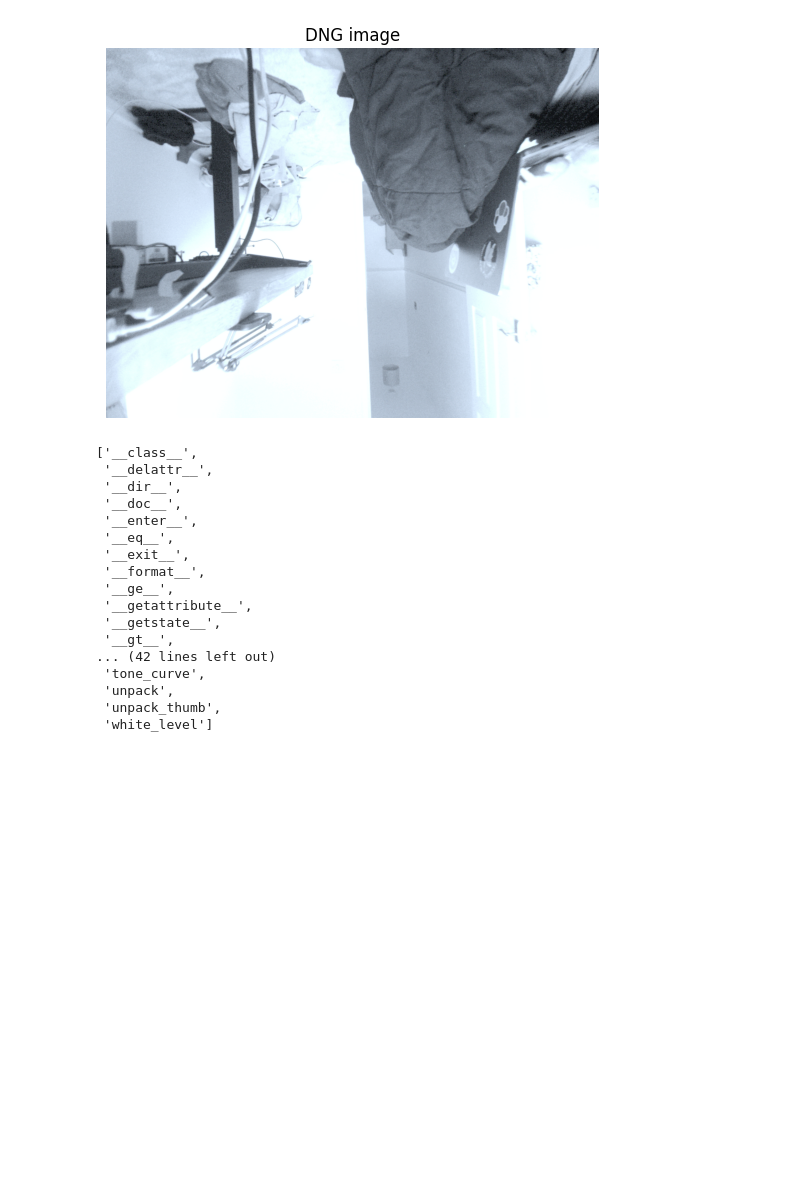
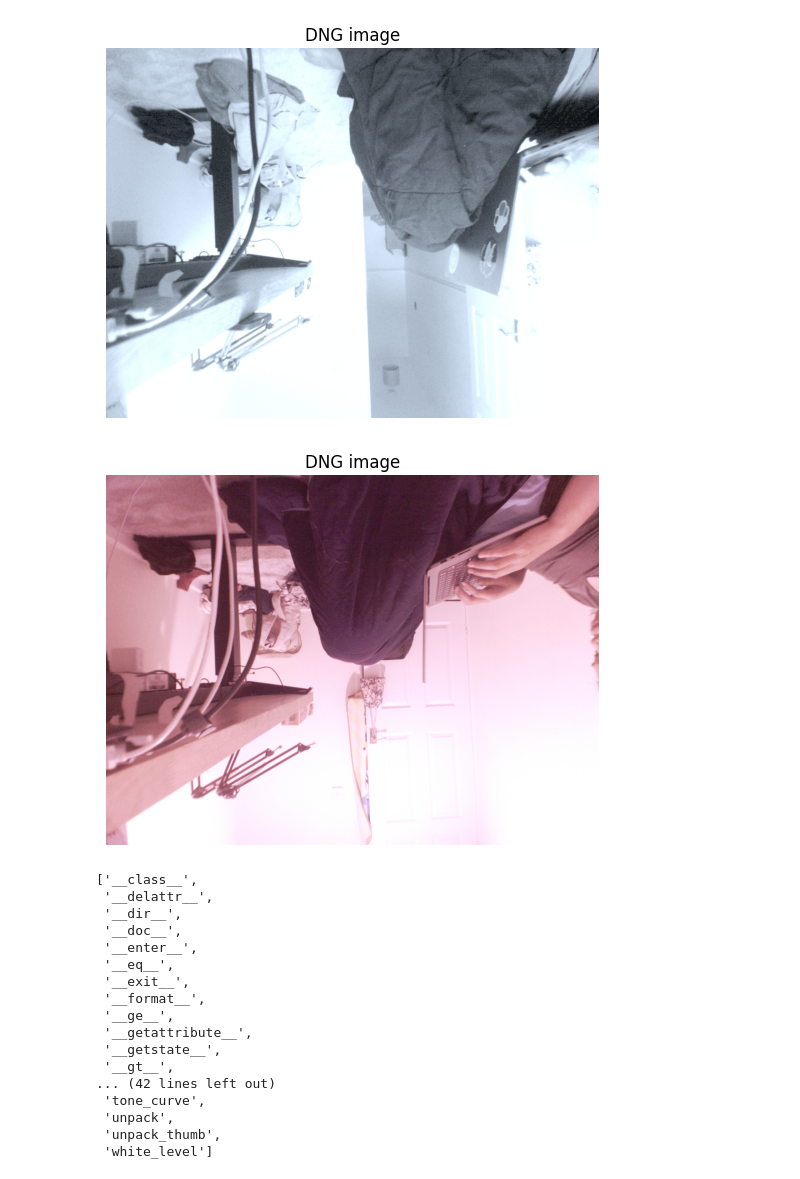
Before and after one commit to atsss/raw_image_manipulation, a Jupyter notebook: display_raw.ipynb, the cells around one changed output. Drawn from its saved outputs; the diff is of its cells as text; code cells hidden in the pictures; blank space fills up the shorter version.

```diff
--- a/display_raw.ipynb
+++ b/display_raw.ipynb
@@ -174,6 +174,93 @@ for i in range(n_images):
         plt.show()
 # %% [output]
 [figure]
+# %%
+import os
+import numpy as np
+# from pydng.core import RPICAM2DNG
+from pidng.core import RAW2DNG, DNGTags, Tag
+from pidng.defs import *
+import struct
+
+import rawpy
+
+for i in range(n_images):
+
+    rawFile = os.path.join('capture.raw')
+    rf = open(rawFile, mode='rb')
+
+    if bpp == 8:
+        rawData = struct.unpack("B"*numPixels,rf.read(numPixels))
+    elif bpp == 16:
+        rawData = struct.unpack("H"*numPixels,rf.read(2*numPixels))
+    else:
+        raise NotImplemented("Only 8bpp and 16bpp are supported.")
+
+    rawFlatImage = np.zeros(numPixels, dtype=np.uint16)
+    rawFlatImage[:] = rawData[:]
+
+    if bpp == 16:
+        rawFlatImage = rawFlatImage >> (16 - bpp)
+        # rawImage = rawImage >> (16 - bpp)
+
+    rawImage = np.reshape(rawFlatImage,(height,width))
+
+    #TODO: validate this is ballpark correct. Got from PyDNG demo
+    ccm1 = [[19549, 10000], [-7877, 10000], [-2582, 10000],
+            [-5724, 10000], [10121, 10000], [1917, 10000],
+            [-1267, 10000], [ -110, 10000], [ 6621, 10000]]
+
+    # set DNG tags.
+    t = DNGTags()
+    t.set(Tag.ImageWidth, width)
+    t.set(Tag.ImageLength, height)
+    t.set(Tag.TileWidth, width)
+    t.set(Tag.TileLength, height)
+    t.set(Tag.Orientation, Orientation.Horizontal)
+    t.set(Tag.PhotometricInterpretation, PhotometricInterpretation.Color_Filter_Array)
+    t.set(Tag.SamplesPerPixel, 1)
+    t.set(Tag.BitsPerSample, bpp)
+    t.set(Tag.CFARepeatPatternDim, [2,2])
+    t.set(Tag.CFAPattern, bayer_pattern)
+
+    #TODO: Are these calculations correct for both 8bpp and 16bpp?
+    # t.set(Tag.BlackLevel, (4096 >> (16 - bpp)))
+    # Our actual black level is 4 at 8 bpp
+    t.set(Tag.BlackLevel, (4 << (bpp-8)))
+    t.set(Tag.WhiteLevel, ((1 << bpp) -1) )
+
+    t.set(Tag.ColorMatrix1, ccm1)
+    t.set(Tag.CalibrationIlluminant1, CalibrationIlluminant.D65)
+    t.set(Tag.AsShotNeutral, [[1,1],[1,1],[1,1]])
+    t.set(Tag.BaselineExposure, [[-150,100]])
+    t.set(Tag.Make, "OmniVision")
+    t.set(Tag.Model, "OV5640")
+    t.set(Tag.DNGVersion, DNGVersion.V1_4)
+    t.set(Tag.DNGBackwardVersion, DNGVersion.V1_2)
+    t.set(Tag.PreviewColorSpace, PreviewColorSpace.sRGB)
+
+    # save to dng file.
+    r = RAW2DNG()
+    r.options(t, path='dng_images', compress=False)
+    r.convert(rawImage, filename=f"dng_{i+1}.dng")
+
+    # Display only last image:
+    if i != n_images - 1:
+        continue
+
+    with rawpy.imread(os.path.join('dng_images', f'dng_{i+1}.dng')) as raw:
+
+        # Demosaic the image
+        rgb_base = raw.postprocess()
+
+        # Plot the post correction flat-field image
+        plt.figure()
+        plt.imshow(rgb_base)
+        plt.axis('off')
+        plt.title('DNG image')
+        plt.show()
+# %% [output]
+[figure, added]
 # %%
 dir(raw)
 # %% [output]
```
Also changed, not shown: parts of 3 cells of this notebook, 7 other files.
